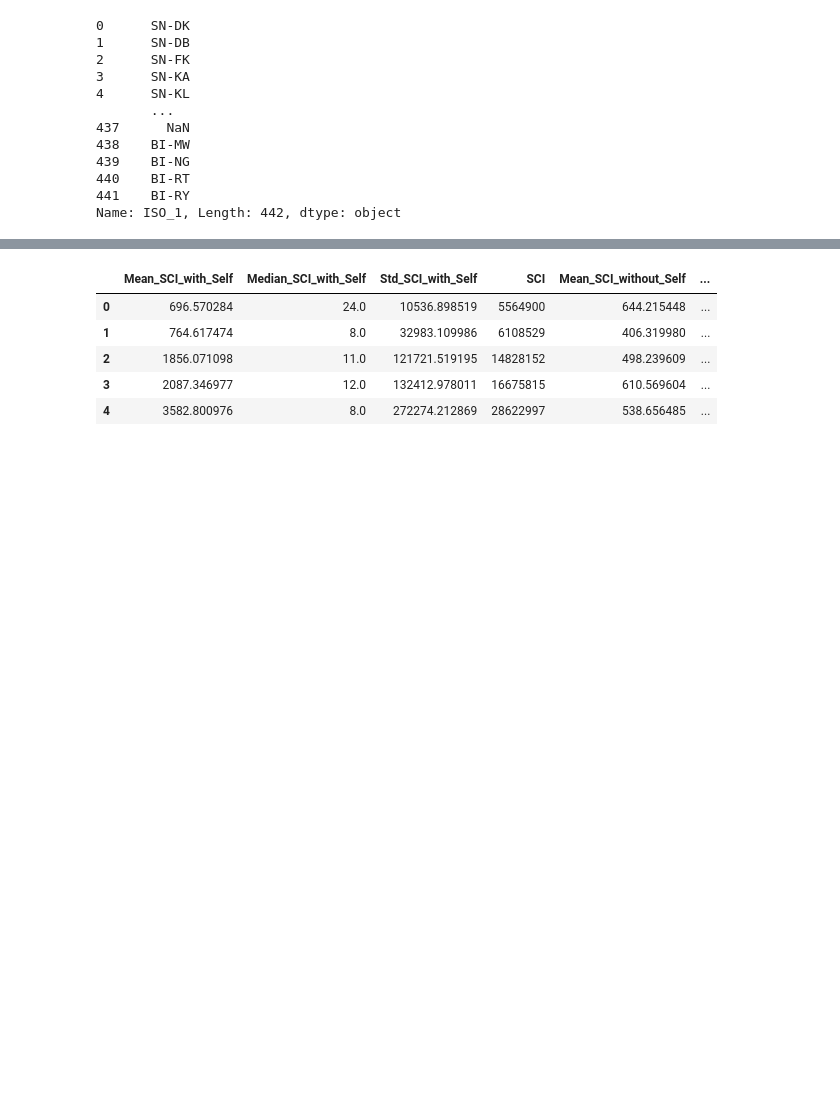
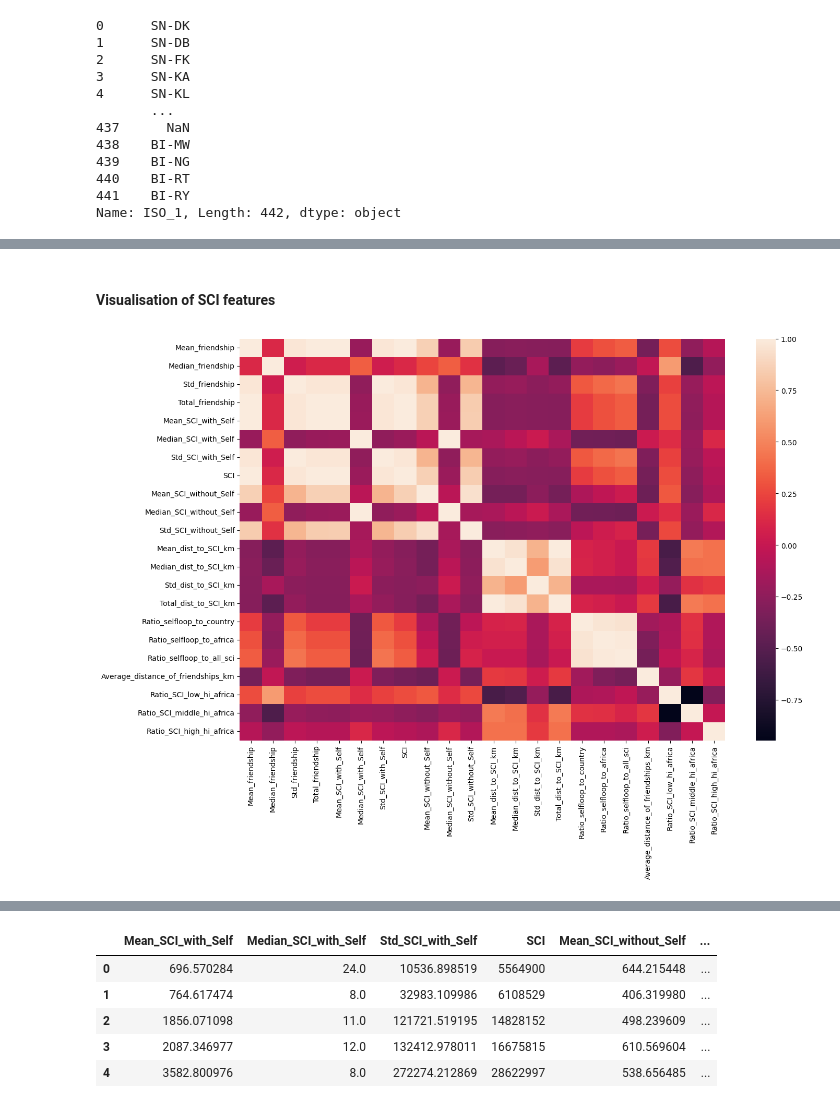
Before and after one commit to Societal-Computing/health_inequalities, a Jupyter notebook: notebooks/Data_Analysis.ipynb, the cells around one changed output, grey strips where cells are left out. Cells and saved outputs as stored; diff of their text form; code cells hidden in the pictures; blank space fills up the shorter version.

```diff
--- a/notebooks/Data_Analysis.ipynb
+++ b/notebooks/Data_Analysis.ipynb
@@ -64,2 +52,2 @@ test_df[[x for x in test_df.columns.tolist() if 'FB' in x]]
 # %%
-# Checking how SCI correlates to FB penetration
+sci = pd.read_csv("external_dataset/sci_indices.csv")
@@ -85,0 +90,17 @@ ValueError: shapes (441,27) and (441,27) not aligned: 27 (dim 1) != 441 (dim 0)
+# %% [markdown]
+#### Visualisation of SCI features
+# %%
+plt.figure(figsize=(15,10))
+sns.heatmap(sci[['Mean_friendship', 'Median_friendship',
+       'Std_friendship', 'Total_friendship', 'Mean_SCI_with_Self',
+       'Median_SCI_with_Self', 'Std_SCI_with_Self', 'SCI',
+       'Mean_SCI_without_Self', 'Median_SCI_without_Self',
+       'Std_SCI_without_Self', 'Mean_dist_to_SCI_km', 'Median_dist_to_SCI_km',
+       'Std_dist_to_SCI_km', 'Total_dist_to_SCI_km',
+       'Ratio_selfloop_to_country', 'Ratio_selfloop_to_africa',
+       'Ratio_selfloop_to_all_sci', 'Average_distance_of_friendships_km',
+       'Ratio_SCI_low_hi_africa', 'Ratio_SCI_middle_hi_africa',
+       'Ratio_SCI_high_hi_africa']].corr())
+plt.show()
+# %% [output]
+[figure, added]
```
Also changed, not shown: parts of 26 cells of this notebook, 4 other files.
